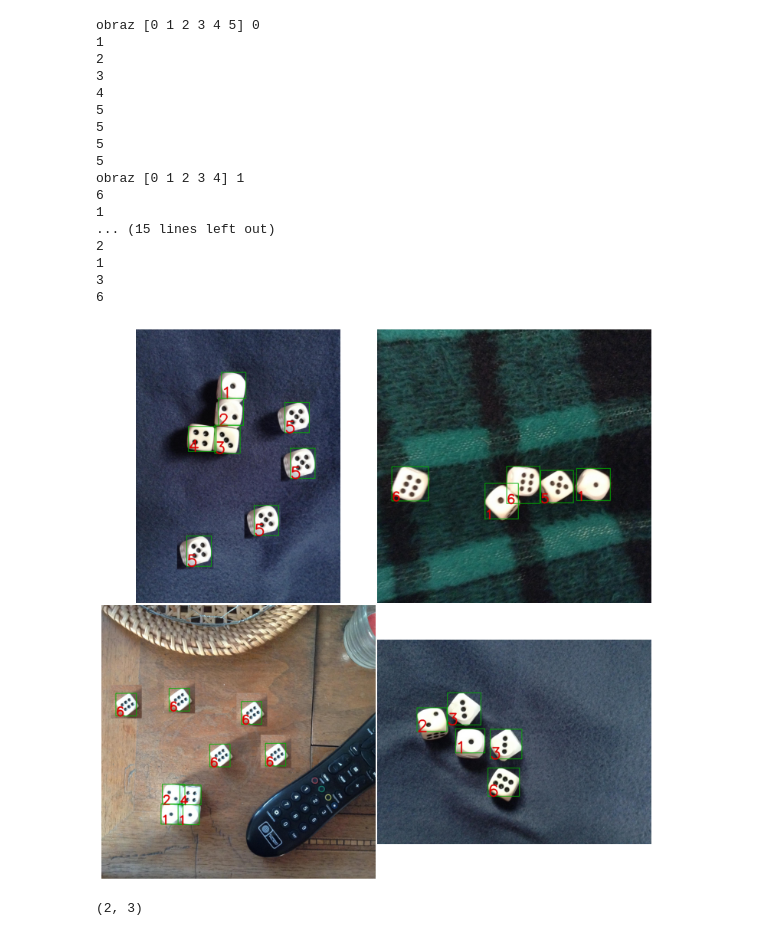
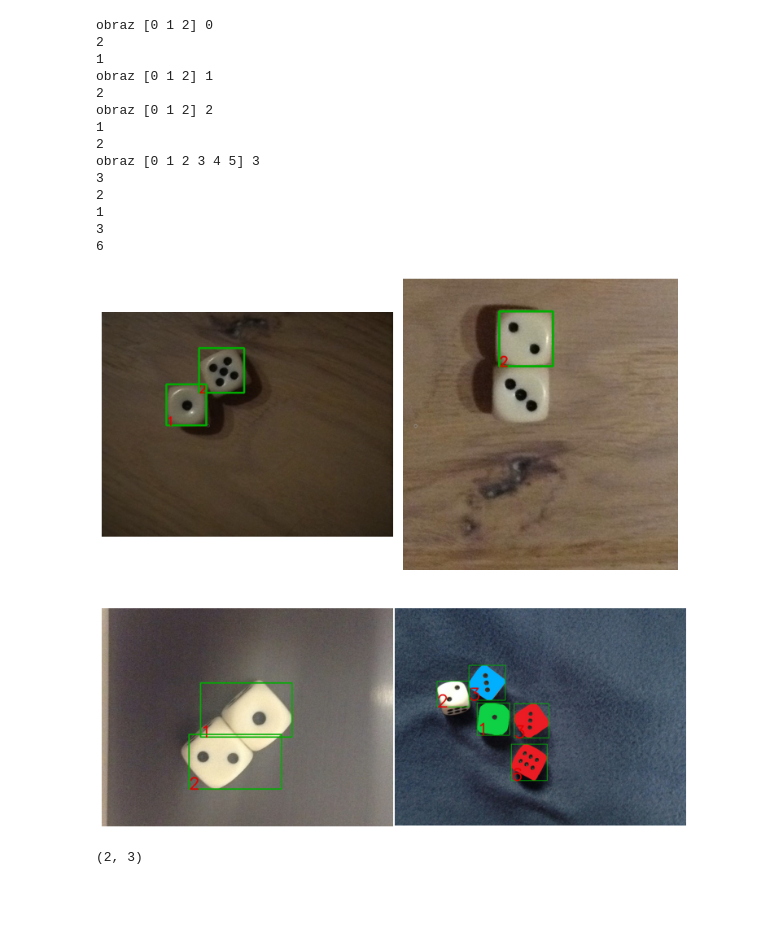
Before and after one commit to Grecjanin/DiceReader, a Jupyter notebook: DiceReader.ipynb, the cells around one changed output. Cells and saved outputs as stored; diff of their text form; code cells hidden in the pictures; blank space fills up the shorter version.

```diff
--- a/DiceReader.ipynb
+++ b/DiceReader.ipynb
@@ -19,8 +19,8 @@ def show(imgs,CMAP = None):
         for j in range(cols):
             ax[i][j].imshow(imgs[i*cols+j],CMAP)
 # %%
-img = [io.imread(str(27+i)+".jpg") for i in range(numberOfImgs)]
-#img = color.rgba2rgb(img)
+img = [io.imread(str(1+i)+".jpg") for i in range(numberOfImgs)]
+#img = [color.rgba2rgb(i) for i in imgRGBA]
 #img = ski.img_as_ubyte(img)
 # %%
 
@@ -76,0 +65,8 @@ show(imgT,"gray")
+# %%
+def ExtractObjectsWB(img):
+    #img = color.rgb2gray(img)
+    img = color.rgb2hsv(img)[:,:,2]
+    img = IncreaseContrast(img)
+    return MakeThresholded(img)
+
+imgObjects = [ExtractObjectsWB(i) for i in img]
@@ -80,7 +85,7 @@ def MakeRegions(imgPom):
     print(n)
     return(labelImg , n)
 
-imgLn = [MakeRegions(i) for i in imgT]
+imgLn = [MakeRegions(i) for i in imgObjects]
 
 def ShowRegions(i):
     labels = ski.img_as_ubyte(color.label2rgb(imgLn[i][0], bg_label=0))
@@ -89,7 +94,7 @@ def ShowRegions(i):
     imgTemp[imgLn[i][0] > 0] = labels[imgLn[i][0] > 0]
     return imgTemp
 
-temp  = [ShowRegions(i) for i in range(numberOfImgs)]
+#temp  = [ShowRegions(i) for i in range(numberOfImgs)]
 
-show(temp)
+#show(temp)
 # %% [output]
@@ -237,58 +241,56 @@ def separateDice(imgPom , region , imgToRead  , medianOfRegionsArea , medianOfRe
 
 def ReadDie(labelImg , N , j):
     print("obraz",np.unique(labelImg),j)
     regions = measure.regionprops(labelImg)
     areasOfRegions = [r.area for r in regions]
     witdhOfRegions = [ r.bbox[3]-r.bbox[1] for r in regions]
     heightOfRegions = [ r.bbox[2]-r.bbox[0] for r in regions]
     medianOfRegionsArea = np.median(areasOfRegions)
     medianOfRegionsWitdh = np.median(witdhOfRegions)
     medianOfRegionsHeight = np.median(heightOfRegions)
     #print("maediana" ,medianOfRegionsArea )
     imgToRead = img[j]
 
     for i in range(1,N+1):
-        imgPom = (labelImg == i)
-        if(regions[i-1].area < 1.5 *  medianOfRegionsArea):
+        if(regions[i-1].area > medianOfRegionsArea*0.1):
+            imgPom = (labelImg == i)
+            if(regions[i-1].area < 1.5 *  medianOfRegionsArea):
 
-            neigh = np.ones((regions[i-1].area//2580,regions[i-1].area//2580))
-            imgPom = ski.morphology.binary_dilation(imgPom,neigh)
-            #imgPom = ski.morphology.binary_dilation(imgPom)
-            #io.imshow(imgPom,cmap="gray")
-            #print("area " , regions[i-1].area)
+                neigh = np.ones((regions[i-1].area//2580,regions[i-1].area//2580))
+                imgPom = ski.morphology.binary_dilation(imgPom,neigh)
+                #imgPom = ski.morphology.binary_dilation(imgPom)
+                #io.imshow(imgPom,cmap="gray")
+                #print("area " , regions[i-1].area)
 
-            #imgPom = 1-imgPom
-            x, n = measure.label(imgPom,background=True,return_num = True,connectivity = 2)
-            #print("n " , n)
-            #xr = measure.regionprops(x)
-            printNumberOfDots(n,regions[i-1],imgToRead)
-        else:
-            imgToRead = separateDice(imgPom,regions[i-1],imgToRead,medianOfRegionsArea,medianOfRegionsWitdh,medianOfRegionsHeight )
+                #imgPom = 1-imgPom
+                x, n = measure.label(imgPom,background=True,return_num = True,connectivity = 2)
+                #print("n " , n)
+                #xr = measure.regionprops(x)
+                printNumberOfDots(n,regions[i-1],imgToRead)
+            else:
+                imgToRead = separateDice(imgPom,regions[i-1],imgToRead,medianOfRegionsArea,medianOfRegionsWitdh,medianOfRegionsHeight )
 
 
     return imgToRead
 
 imgRead = [ReadDie(imgLn[i][0] , imgLn[i][1] , i) for i in range(numberOfImgs)]
 show(imgRead)
 # %% [output]
-obraz [0 1 2 3 4 5] 0
+obraz [0 1 2] 0
+2
+1
+obraz [0 1 2] 1
+2
+obraz [0 1 2] 2
 1
 2
+obraz [0 1 2 3 4 5] 3
 3
-4
-5
-5
-5
-5
-obraz [0 1 2 3 4] 1
-6
-1
-... (15 lines left out)
 2
 1
 3
 6
-[figure, old version]
+[figure, new version]
 # %%
 test = np.array([[1,2,3],
        [6,4,5]])
```
Also changed, not shown: parts of 6 cells of this notebook, 3 other files.
